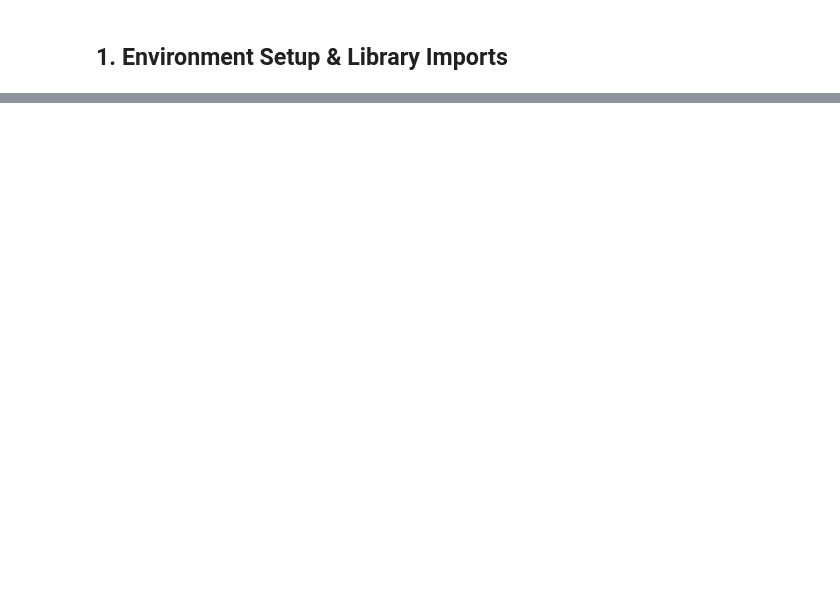
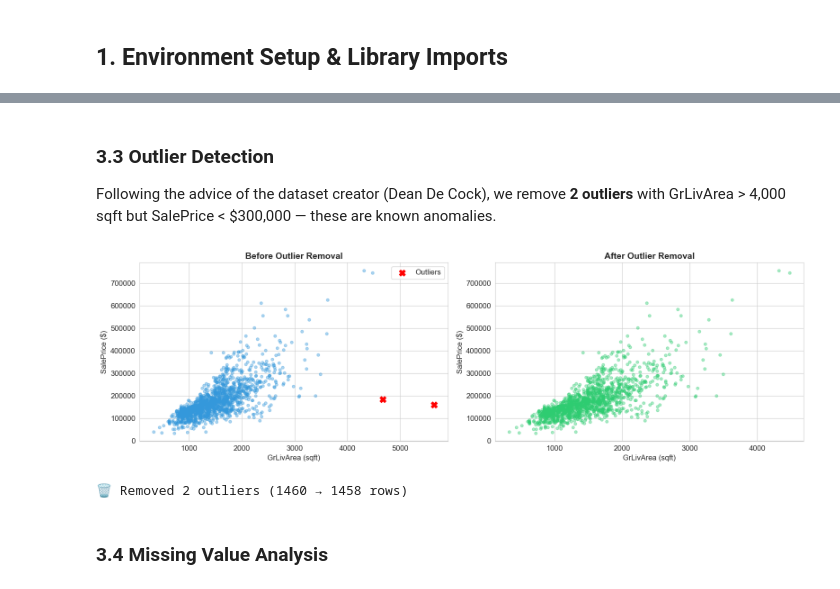
Before and after one commit to garnikdavtian/House_Pricing_Competitional, a Jupyter notebook: solution.ipynb, the cells around one changed output, grey strips where cells are left out. Saved outputs shown, nothing was run; the diff lists cells and outputs as text; code cells hidden in the pictures; blank space fills up the shorter version.

```diff
--- a/solution.ipynb
+++ b/solution.ipynb
@@ -712,0 +165,38 @@ Submission file saved: 1459 predictions
+# %% [markdown]
+### 3.3 Outlier Detection
+
+Following the advice of the dataset creator (Dean De Cock), we remove **2 outliers** with GrLivArea > 4,000 sqft but SalePrice < $300,000 — these are known anomalies.
+# %%
+fig, axes = plt.subplots(1, 2, figsize=(16, 5))
+
+# Before outlier removal
+axes[0].scatter(train['GrLivArea'], train['SalePrice'], c='#3498db', alpha=0.4, s=20)
+outlier_mask = (train['GrLivArea'] > 4000) & (train['SalePrice'] < 300000)
+axes[0].scatter(train.loc[outlier_mask, 'GrLivArea'],
+                train.loc[outlier_mask, 'SalePrice'],
+                c='red', s=100, marker='X', zorder=5, label='Outliers')
+axes[0].set_title('Before Outlier Removal', fontsize=14, fontweight='bold')
+axes[0].set_xlabel('GrLivArea (sqft)')
+axes[0].set_ylabel('SalePrice ($)')
+axes[0].legend()
+
+# Remove outliers
+n_before = len(train)
+train = train.drop(train[outlier_mask].index)
+n_after = len(train)
+
+# After outlier removal
+axes[1].scatter(train['GrLivArea'], train['SalePrice'], c='#2ecc71', alpha=0.4, s=20)
+axes[1].set_title('After Outlier Removal', fontsize=14, fontweight='bold')
+axes[1].set_xlabel('GrLivArea (sqft)')
+axes[1].set_ylabel('SalePrice ($)')
+
+plt.tight_layout()
+plt.show()
+
+print(f'\nRemoved {n_before - n_after} outliers ({n_before} → {n_after} rows)')
+# %% [output]
+[figure, added]
+🗑️ Removed 2 outliers (1460 → 1458 rows)
+# %% [markdown]
+### 3.4 Missing Value Analysis
```
Also changed, not shown: parts of 77 cells of this notebook, 5 other files.
